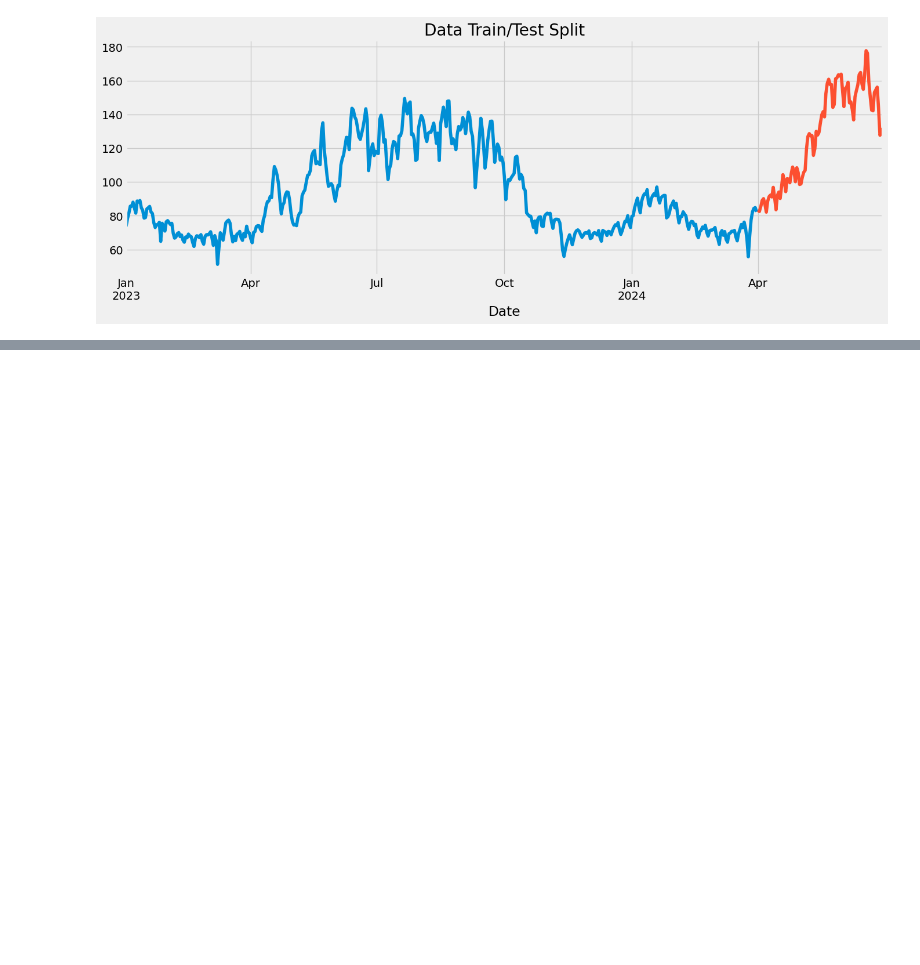
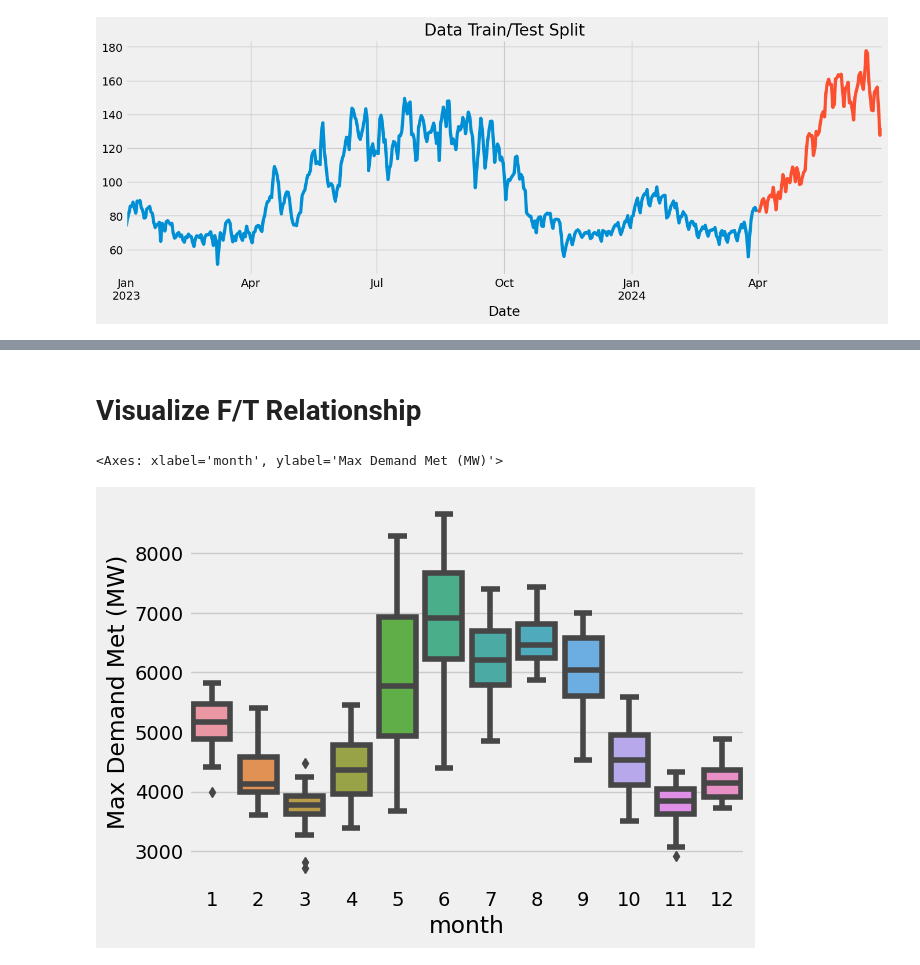
Before and after one commit to PiyushAgrawal626/SIH, a Jupyter notebook: sih-ps-1624.ipynb, the cells around one changed output, grey strips where cells are left out. Saved outputs shown, nothing was run; the diff lists cells and outputs as text; code cells hidden in the pictures; blank space fills up the shorter version.

```diff
--- a/sih-ps-1624.ipynb
+++ b/sih-ps-1624.ipynb
@@ -55,0 +61,18 @@ test['Energy Met (MU)'].plot(ax=ax, label='Test')
+# %%
+def create_features(df):
+    df = df.copy()
+    df['quarter'] = df.index.quarter
+    df['month'] = df.index.month
+    df['year'] = df.index.year
+    df['dayofmonth'] = df.index.day
+    df['weekofyear'] = df.index.isocalendar().week
+    return df
+
+df = create_features(df)
+# %% [markdown]
+# Visualize F/T Relationship
+# %%
+sns.boxplot(data=df,x='month',y = 'Max Demand Met (MW)')
+# %% [output]
+<Axes: xlabel='month', ylabel='Max Demand Met (MW)'>
+[figure, added]
```
Also changed, not shown: parts of 7 cells of this notebook.
